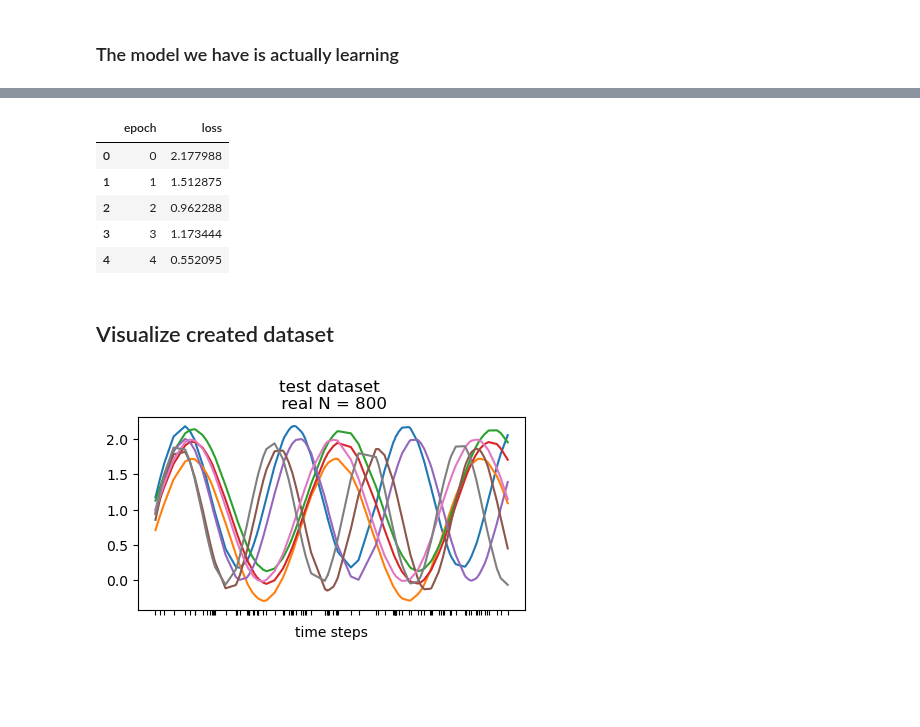
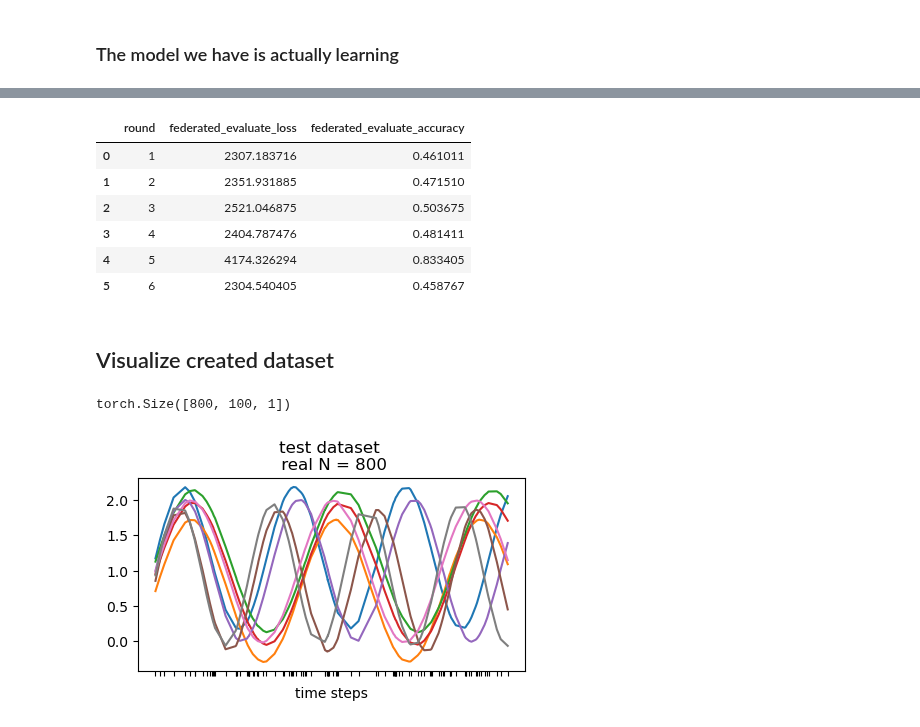
Before and after one commit to luisas/fl4tsf, a Jupyter notebook: analysis/01_baseline_checks.ipynb, the cells around one changed output, grey strips where cells are left out. Drawn from its saved outputs; the diff is of its cells as text; code cells hidden in the pictures; blank space fills up the shorter version.

```diff
--- a/analysis/01_baseline_checks.ipynb
+++ b/analysis/01_baseline_checks.ipynb
@@ -50,7 +53,7 @@ df_centralized_test_accuracy
 # %%
 # Now load the federated learning loss
 import json
-federated_training_loss = "../bin/baseline-pytorch/outputs/federated_outputs/results.json"
+federated_training_loss = "../bin/outputs/federated_outputs/results.json"
 with open(federated_training_loss, 'r') as f:
     data = json.load(f)
 
@@ -66,12 +83,15 @@ df_centralized_evaluate
 # %%
-df_centralized_training_loss
+df_federated_evaluate
+
+# plot
 # %% [output]
-|  | epoch | loss |
-| 0 | 0 | 2.177988 |
-| 1 | 1 | 1.512875 |
-| 2 | 2 | 0.962288 |
-| 3 | 3 | 1.173444 |
-| 4 | 4 | 0.552095 |
+|  | round | federated_evaluate_loss | federated_evaluate_accuracy |
+| 0 | 1 | 2307.183716 | 0.461011 |
+| 1 | 2 | 2351.931885 | 0.471510 |
+| 2 | 3 | 2521.046875 | 0.503675 |
+| 3 | 4 | 2404.787476 | 0.481411 |
+| 4 | 5 | 4174.326294 | 0.833405 |
+| 5 | 6 | 2304.540405 | 0.458767 |
 # %% [markdown]
 ## Visualize created dataset
 # %%
@@ -85,6 +105,10 @@ time_steps = torch.load(time_steps_filename, weights_only=True)
 # read in the pt file
 test_dataset = torch.load(test_dataset_filename, weights_only=True)
 train_dataset = torch.load(train_dataset_filename,  weights_only=True)
+# %%
+train_dataset.shape
+# %% [output]
+torch.Size([800, 100, 1])
 # %%
 # extract the first 2 from the test dataset
 # get total number of time steps
```
Also changed, not shown: parts of 5 cells of this notebook, 10 other files.
